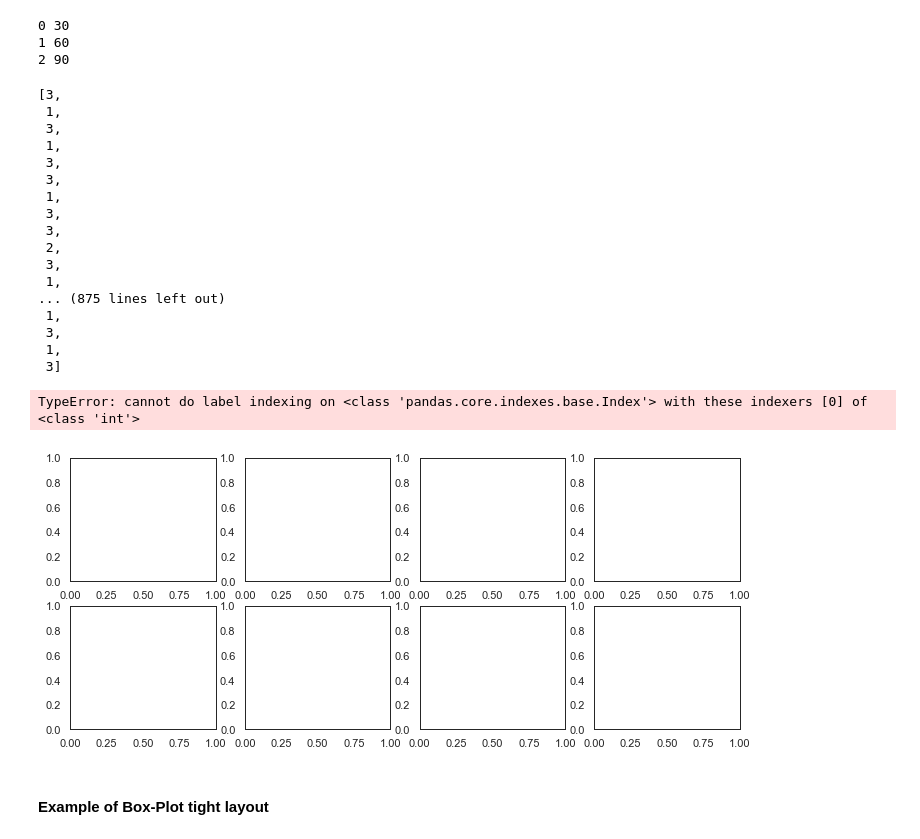
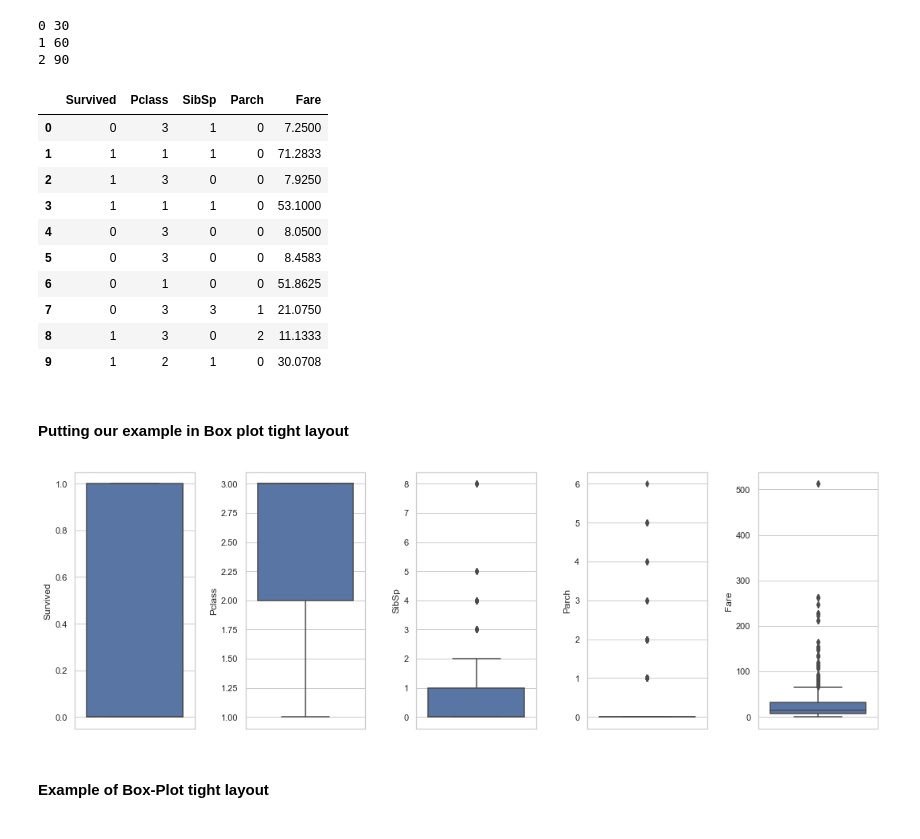
Before and after one commit to hrvojej/Machine-Learning-Workflow-with-Python, a Jupyter notebook: 01 A Comprehensive Machine Learning Workflow with Python.ipynb, the cells around one changed output. Cells and saved outputs as stored; diff of their text form; code cells hidden in the pictures.

```diff
--- a/01 A Comprehensive Machine Learning Workflow with Python.ipynb
+++ b/01 A Comprehensive Machine Learning Workflow with Python.ipynb
@@ -482,36 +482,34 @@ for counter, value in enumerate(pdToList):
 # %%
 plotBoxData = train [['Survived','Pclass','SibSp','Parch','Fare']]
 plotBoxData.head(10)
-list(plotBoxData['Pclass'])
-# plotBox = plotBoxData.subplots(nrows=2, ncols=4, figsize=(12,5))
 # %% [output]
-[3,
- 1,
- 3,
- 1,
- 3,
- 3,
- 1,
- 3,
- 3,
- 2,
- 3,
- 1,
-... (875 lines left out)
- 1,
- 3,
- 1,
- 3]
+|  | Survived | Pclass | SibSp | Parch | Fare |
+| 0 | 0 | 3 | 1 | 0 | 7.2500 |
+| 1 | 1 | 1 | 1 | 0 | 71.2833 |
+| 2 | 1 | 3 | 0 | 0 | 7.9250 |
+| 3 | 1 | 1 | 1 | 0 | 53.1000 |
+| 4 | 0 | 3 | 0 | 0 | 8.0500 |
+| 5 | 0 | 3 | 0 | 0 | 8.4583 |
+| 6 | 0 | 1 | 0 | 0 | 51.8625 |
+| 7 | 0 | 3 | 3 | 1 | 21.0750 |
+| 8 | 1 | 3 | 0 | 2 | 11.1333 |
+| 9 | 1 | 2 | 1 | 0 | 30.0708 |
+# %% [markdown]
+#### Putting our example in Box plot tight layout
 # %%
-fig, axes = plt.subplots(nrows=2, ncols=4, figsize=(12,5))
+# Set figsize here
+fig, axes = plt.subplots(nrows=1, ncols=5, figsize=(15,5))
 
+# if you didn't set the figsize above you can do the following
+# fig.set_size_inches(12, 5)
+
+# flatten axes for easy iterating
 for i, ax in enumerate(axes.flatten()):
-    sns.boxplot(x= plotBoxData.loc[:, i],  orient='v' , ax=ax)
+    sns.boxplot(x= plotBoxData.iloc[:, i],  orient='v' , ax=ax)
 
 fig.tight_layout()
 # %% [output]
-TypeError: cannot do label indexing on <class 'pandas.core.indexes.base.Index'> with these indexers [0] of <class 'int'>
-[figure, old version]
+[figure, new version]
 # %% [markdown]
 #### Example of Box-Plot tight layout
 # %%
```
Also changed, not shown: parts of 28 cells of this notebook, 1 other file.
